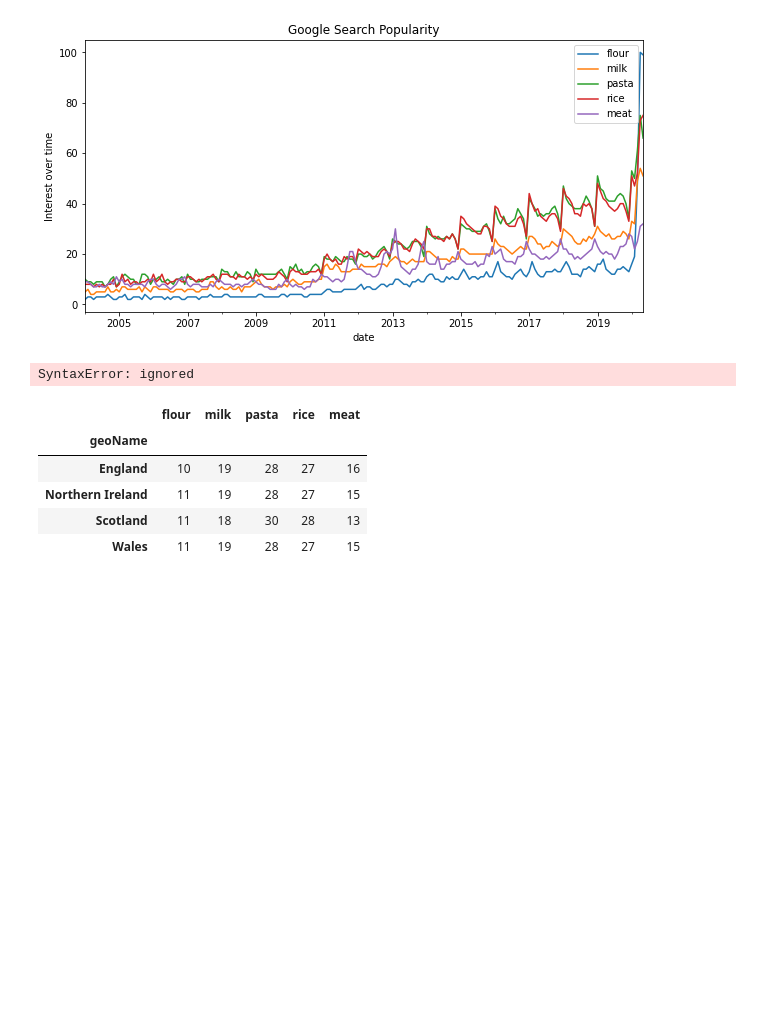
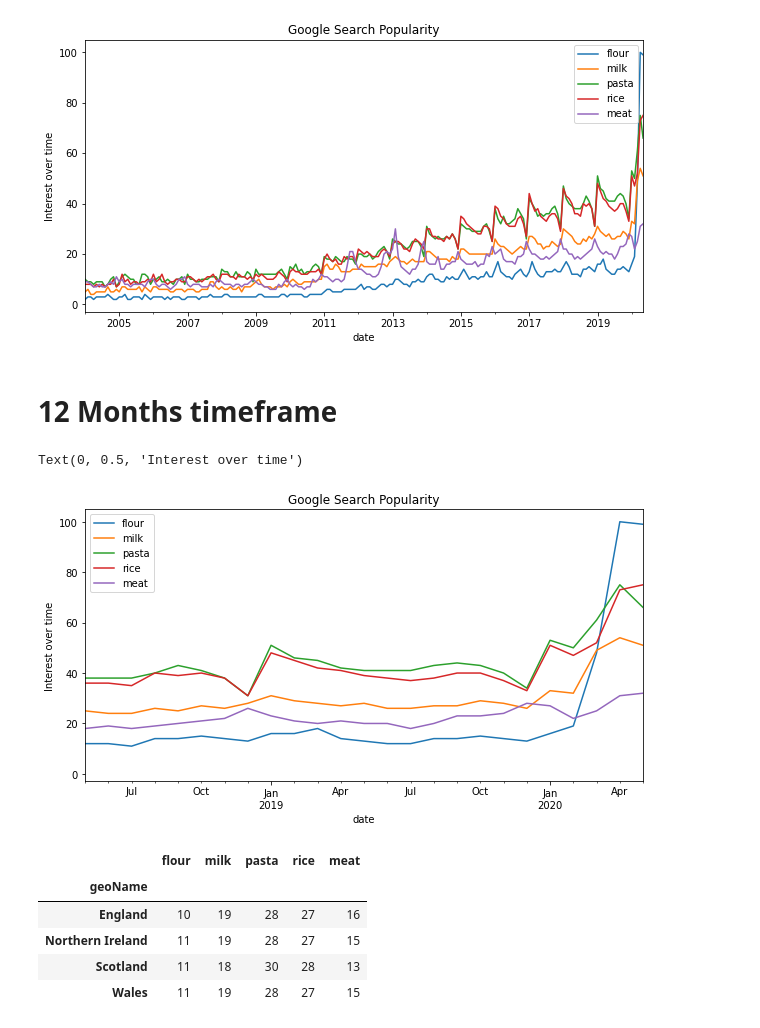
Before and after one commit to konradbachusz-zz/covid19foodsupply_web_app, a Jupyter notebook: Google_Searches_Data.ipynb, the cells around one changed output. Saved outputs shown, nothing was run; the diff lists cells and outputs as text; code cells hidden in the pictures; blank space fills up the shorter version.

```diff
--- a/Google_Searches_Data.ipynb
+++ b/Google_Searches_Data.ipynb
@@ -58,15 +60,18 @@ plt.ylabel('Interest over time')
 # %% [output]
 Text(0, 0.5, 'Interest over time')
 [figure]
+# %% [markdown]
+# 12 Months timeframe
 # %%
 import datetime
 plt.rcParams["figure.figsize"] = (10,5)
-df.plot().set_xlim([datetime.date(2019, 4, 5)), datetime.date(2020, 4, 5)])
+df.plot().set_xlim([datetime.date(2018, 5, 5), datetime.date(2020, 5, 5)])
 
 plt.title('Google Search Popularity')
 plt.ylabel('Interest over time')
 # %% [output]
-SyntaxError: ignored
+Text(0, 0.5, 'Interest over time')
+[figure, added]
 # %%
 pytrends.interest_by_region(resolution='CITY', inc_low_vol=True)
 # %% [output]
```
Also changed, not shown: parts of 1 cell of this notebook.
